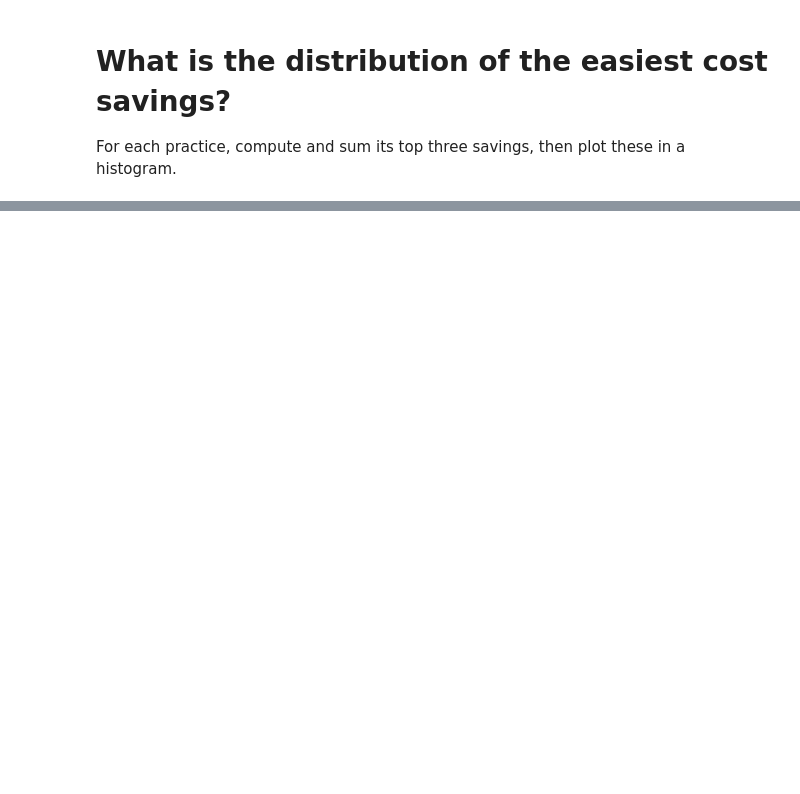
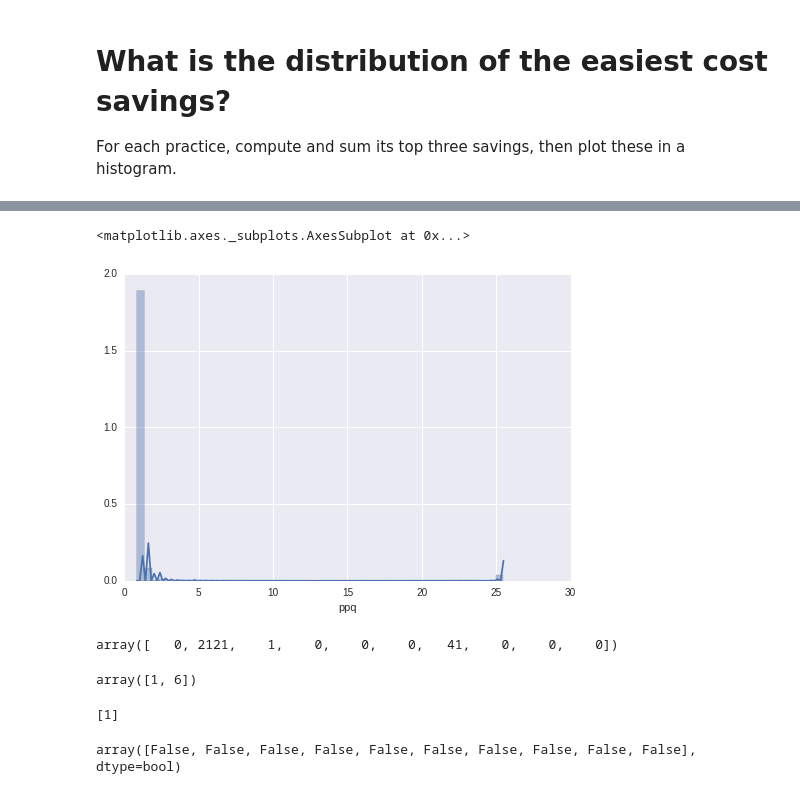
Before and after one commit to ebmdatalab/price-per-dose, a Jupyter notebook: Price per dose.ipynb, the cells around one changed output, grey strips where cells are left out. Cells and saved outputs as stored; diff of their text form; code cells hidden in the pictures; blank space fills up the shorter version.

```diff
--- a/Price per dose.ipynb
+++ b/Price per dose.ipynb
@@ -167,0 +195,39 @@ plt.show()
+# %%
+import peakutils
+from peakutils.plot import plot as pplot
+
+
+sql = """  SELECT
+    *
+  FROM
+    ebmdatalab.tmp_eu.prescribing_sept
+  WHERE
+    bnf_code = '0301020S0AAAAAA'"""
+df = pd.io.gbq.read_gbq(sql, project_id="ebmdatalab", verbose=False, dialect='standard')
+# %%
+df['ppq'] = df['actual_cost'] / df['quantity']
+df = df.sort_values('ppq')
+# %%
+sns.distplot(df['ppq'])
+# %% [output]
+<matplotlib.axes._subplots.AxesSubplot at 0x...>
+[figure, added]
+# %%
+# http://pythonhosted.org/PeakUtils/tutorial_a.html#estimating-and-removing-the-baseline
+#list(df['ppq'])
+y, bin_edges = numpy.histogram(df['ppq'], range=(-5, 40))
+# %% [output]
+array([   0, 2121,    1,    0,    0,    0,   41,    0,    0,    0])
+# %%
+peakutils.indexes(y, thres=0.00001, min_dist=0.000001)
+# %% [output]
+array([1, 6])
+# %%
+from scipy import signal
+signal.find_peaks_cwt(y, np.arange(1,10))
+# %% [output]
+[1]
+# %%
+numpy.r_[True, y[1:] < y[:-1]] & numpy.r_[y[:-1] < y[1:], True]
+# %% [output]
+array([False, False, False, False, False, False, False, False, False, False], dtype=bool)
```
Also changed, not shown: parts of 18 cells of this notebook, 2 other files.
